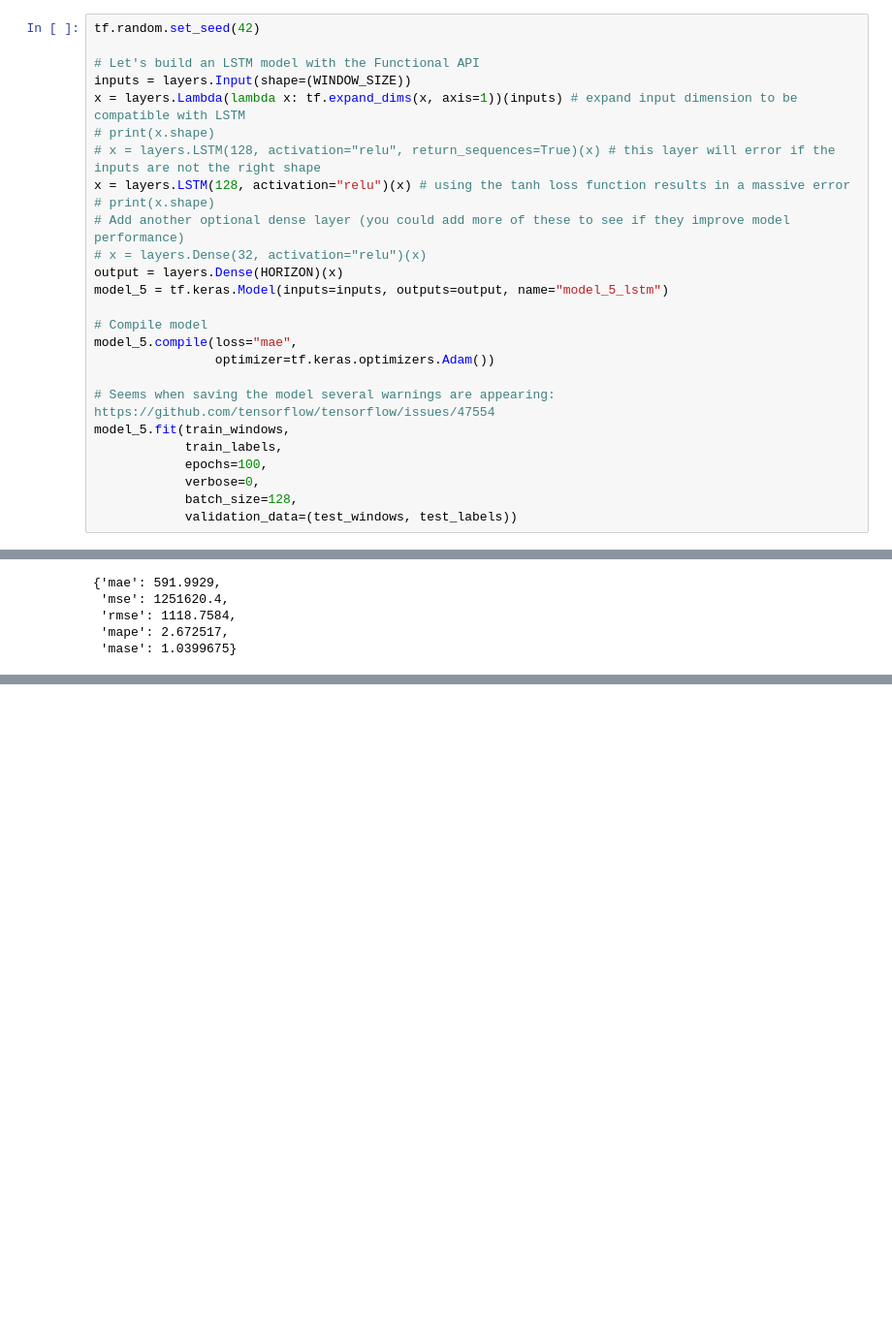
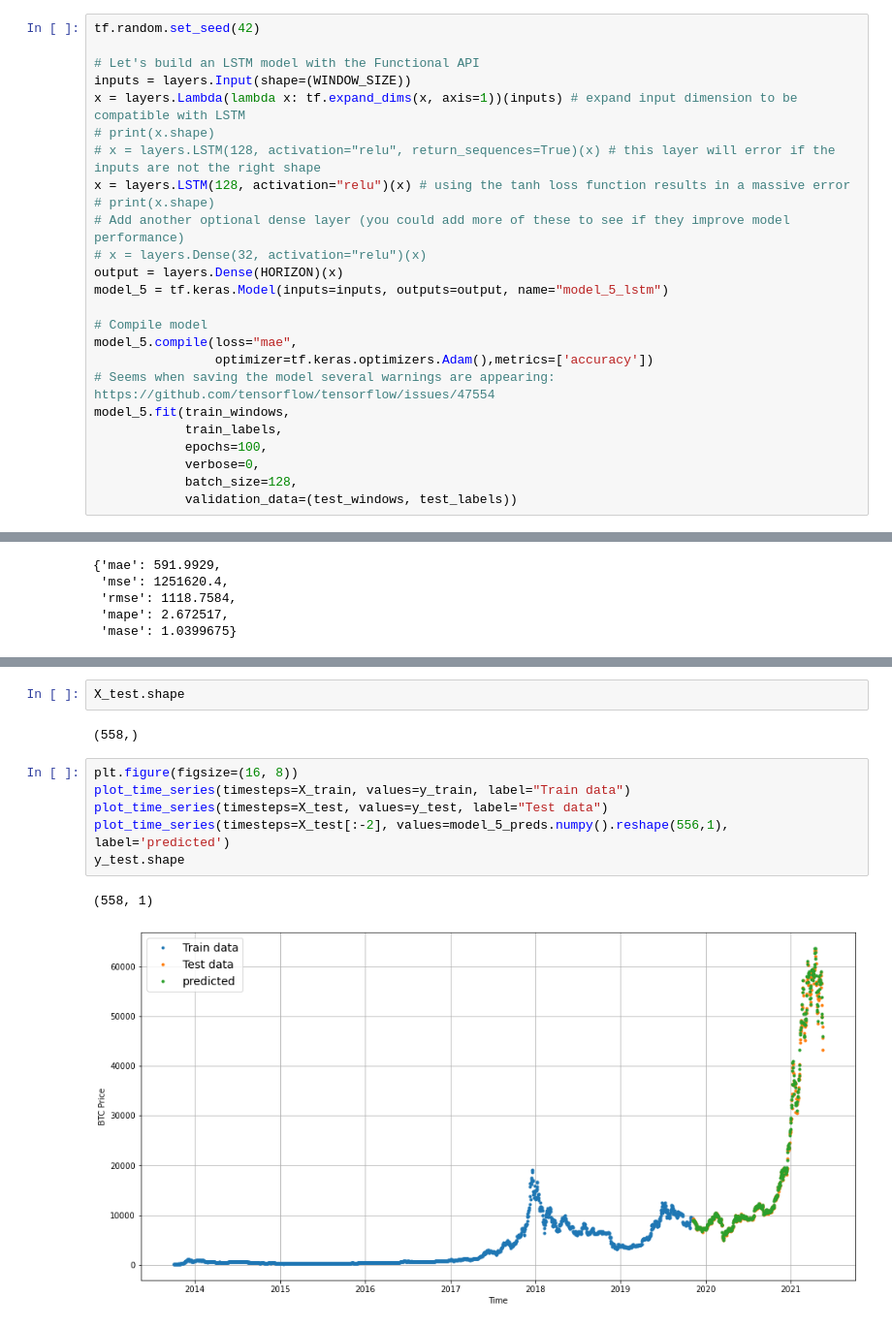
Before and after one commit to sameerkatija/BitcoinPricePrediction, a Jupyter notebook: Bitcoin price prediction.ipynb, the cells around one changed output, grey strips where cells are left out. Shown: that part at 97% size. Drawn from its saved outputs; the diff is of its cells as text; blank space fills up the shorter version.

Commit message:
Added Graph

```diff
--- a/Bitcoin price prediction.ipynb
+++ b/Bitcoin price prediction.ipynb
@@ -400,8 +400,7 @@ model_5 = tf.keras.Model(inputs=inputs, outputs=output, name="model_5_lstm")
 
 # Compile model
 model_5.compile(loss="mae",
-                optimizer=tf.keras.optimizers.Adam())
-
+                optimizer=tf.keras.optimizers.Adam(),metrics=['accuracy'])
 # Seems when saving the model several warnings are appearing: https://github.com/tensorflow/tensorflow/issues/47554
 model_5.fit(train_windows,
             train_labels,
@@ -483,0 +491,13 @@ model_5_results
+# %%
+X_test.shape
+# %% [output]
+(558,)
+# %%
+plt.figure(figsize=(16, 8))
+plot_time_series(timesteps=X_train, values=y_train, label="Train data")
+plot_time_series(timesteps=X_test, values=y_test, label="Test data")
+plot_time_series(timesteps=X_test[:-2], values=model_5_preds.numpy().reshape(556,1), label='predicted')
+y_test.shape
+# %% [output]
+(558, 1)
+[figure, added]
```
Also changed, not shown: parts of 3 cells of this notebook.
